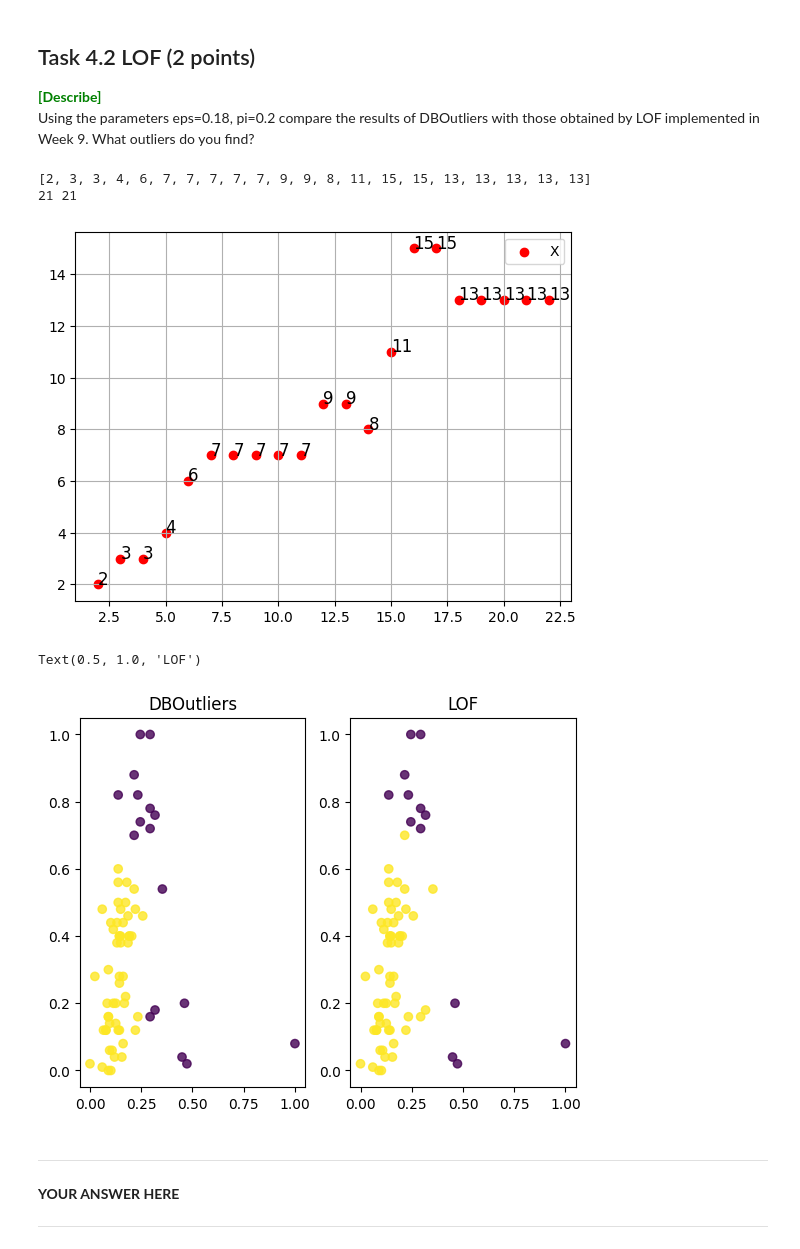
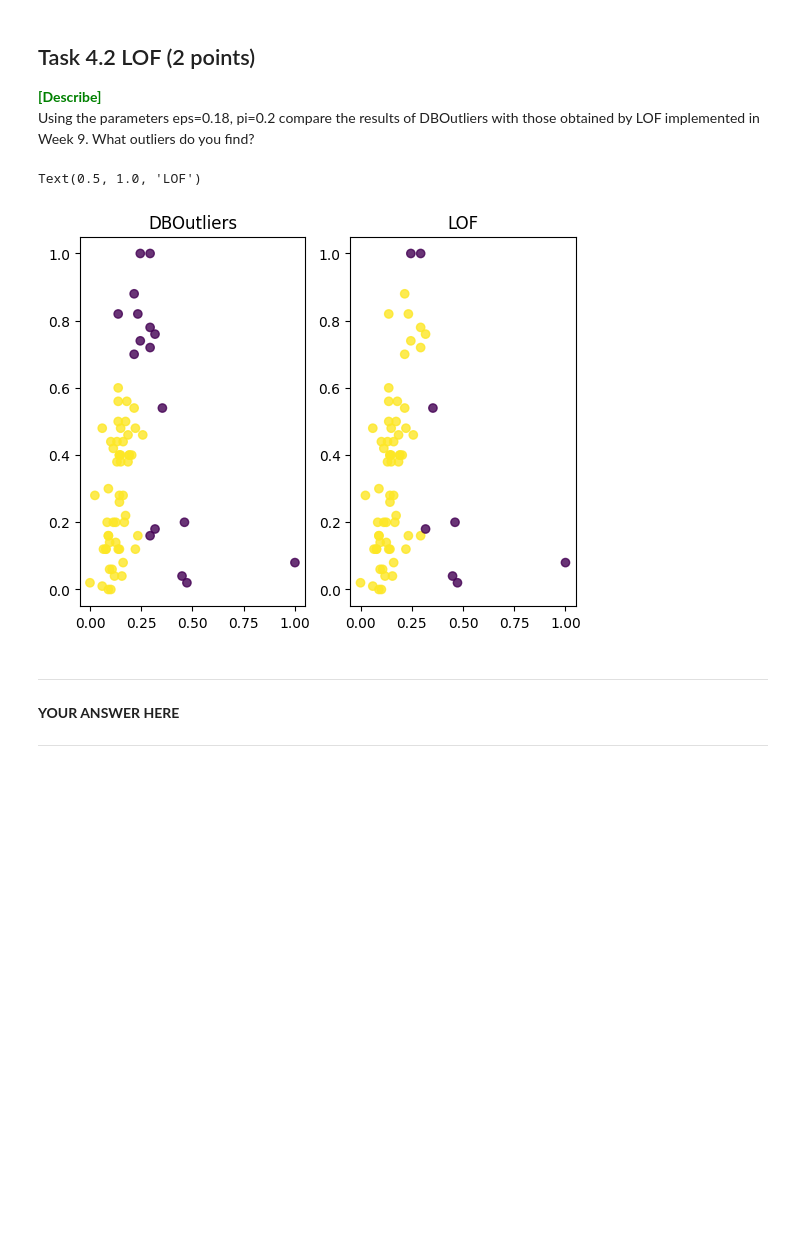
Before and after one commit to AnneKir/dm2023-exercises, a Jupyter notebook: handins/handin1.ipynb, the cells around one changed output. Saved outputs shown, nothing was run; the diff lists cells and outputs as text; code cells hidden in the pictures; blank space fills up the shorter version.

```diff
--- a/handins/handin1.ipynb
+++ b/handins/handin1.ipynb
@@ -529,6 +896,14 @@ C) Run your code on each columns of the dataset.
 # %%
 # YOUR CODE HERE
 
-
+# YOUR CODE HERE
+bins = [5, 20]
+for i in range(len(bins)):
+    print("")
+    for col in range(X.shape[1]):
+        e = norm_dist(X[:,col], bins[i])
+        print(f'Column {col} ({headers[col]}) has norm_dist: {e} when run with {bins[i]} bins')
 
 # YOUR CODE HERE
+
+# YOUR CODE HERE
@@ -559,9 +952,9 @@ from matplotlib import gridspec
 plt.tight_layout()
 _, n = X.shape
 
-fig = plt.figure(constrained_layout=True, figsize=(8, 30))
-spec = gridspec.GridSpec(ncols=2, nrows=(n-1), figure=fig)
-for i in np.arange(3,n):
+fig = plt.figure(constrained_layout=True, figsize=(10, 40))
+spec = gridspec.GridSpec(ncols=2, nrows=(n), figure=fig)
+for i in np.arange(0,n):
     x = toy[headers[i]]
     r = i-1
     qq = fig.add_subplot(spec[r, 1])
@@ -1723,55 +2162,52 @@ Using the parameters eps=0.18, pi=0.2 compare the results of DBOutliers with tho
 # %%
 ### YOUR CODE HERE
 
 x, idx = DBOutliers(X_norm, 0.18, 0.2)
 
 from sklearn.neighbors import LocalOutlierFactor
-y4 = LocalOutlierFactor(n_neighbors=16).fit_predict(X_norm) #FIXME n_neig?
+y4 = LocalOutlierFactor(n_neighbors=int(0.2*X_norm.shape[0])).fit_predict(X_norm) #FIXME n_neig?
 # print(len(list((filter(lambda item: item==-1,y4)))))
 # print(find_idx(y4, -1))
 # print(len(idx)," DBoutliers: ", idx) #17
 # labels = np.zeroes(X_norm.shape[0])
 labels = [0 if i in idx else 1 for i in range(len(X_norm))]
 # print(labels)
 # print()
 # print(y4)
 # intersects = []
 
-numbers = np.arange(2,23, dtype=int)
-silhouettes2 = []
-_, idx = DBOutliers(X_norm,0.18,0.2)
-for i in numbers:
-    y4 = LocalOutlierFactor(n_neighbors=i).fit_predict(X_norm) #FIXME n_neig?
-    local_idx = find_idx(y4,-1)
-    intersection = [ u for u in local_idx if u in idx]
-    silhouettes2.append(len(intersection))
+# numbers = np.arange(2,23, dtype=int)
+# silhouettes2 = []
+# _, idx = DBOutliers(X_norm,0.18,0.2)
+# for i in numbers:
+#     y3 = LocalOutlierFactor(n_neighbors=i).fit_predict(X_norm) #FIXME n_neig?
+#     local_idx = find_idx(y3,-1)
+#     intersection = [ u for u in local_idx if u in idx]
+#     silhouettes2.append(len(intersection))
 
 
-print(silhouettes2)
-fig, ax = plt.subplots()
-print(len(numbers), len(silhouettes2))
-plt.scatter(numbers, silhouettes2, c="r", label="X")
-for i in range(0,21):
-    ax.text(numbers[i], silhouettes2[i], silhouettes2[i], size=12)
-plt.grid()
-plt.legend()
-plt.show()
+# print(silhouettes2)
+# fig, ax = plt.subplots()
+# print(len(numbers), len(silhouettes2))
+# plt.scatter(numbers, silhouettes2, c="r", label="X")
+# for i in range(0,21):
+#     ax.text(numbers[i], silhouettes2[i], silhouettes2[i], size=12)
+# plt.grid()
+# plt.legend()
+# plt.show()
 
 
 fig, axis = plt.subplots(1, 2)
 
 axis[0].scatter(X_norm[:, 0], X_norm[:, 1], alpha=0.8, c=labels)
 axis[0].set_title("DBOutliers")
 # plt.show()
 
 axis[1].scatter(X_norm[:, 0], X_norm[:, 1], alpha=0.8, c=y4)
 axis[1].set_title("LOF")
 # %% [output]
-[2, 3, 3, 4, 6, 7, 7, 7, 7, 7, 9, 9, 8, 11, 15, 15, 13, 13, 13, 13, 13]
-21 21
+Text(0.5, 1.0, 'LOF')
-[figure, old version]
+[figure, new version]
-Text(0.5, 1.0, 'LOF')
-[figure, removed]
 # %% [markdown]
 *******************
 **YOUR ANSWER HERE**
```
Also changed, not shown: parts of 32 cells of this notebook.
